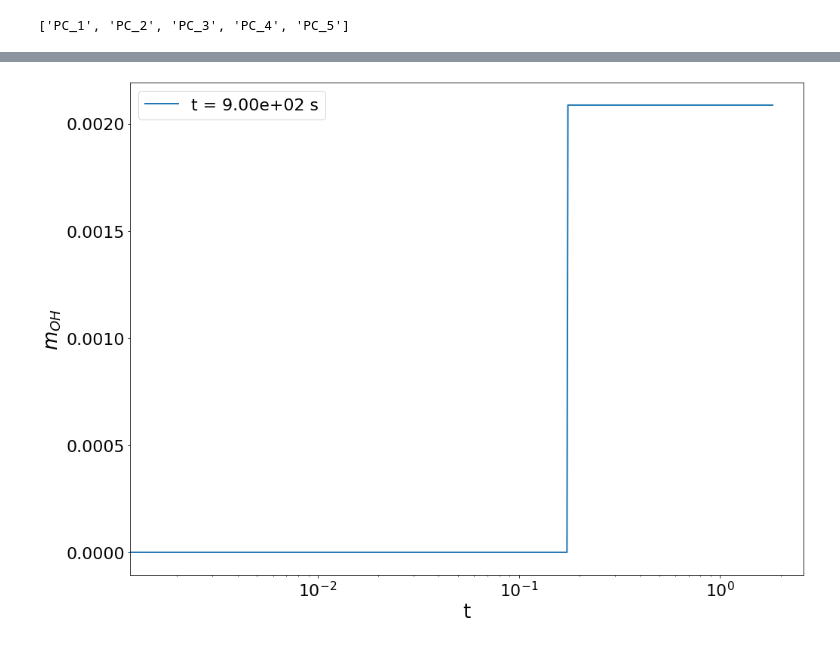
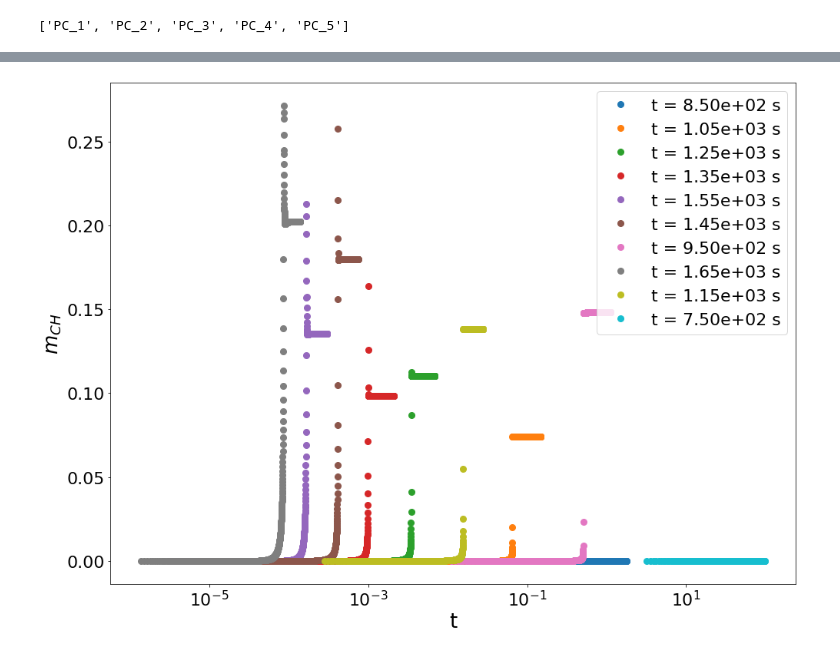
Before and after one commit to simoneventuri/ROMNet_, a Jupyter notebook: scripts/generating_data/0DReactor/Plot_Data.ipynb, the cells around one changed output, grey strips where cells are left out. Cells and saved outputs as stored; diff of their text form; code cells hidden in the pictures.

```diff
--- a/scripts/generating_data/0DReactor/Plot_Data.ipynb
+++ b/scripts/generating_data/0DReactor/Plot_Data.ipynb
@@ -11,11 +13,10 @@ from numpy import diff
 
 import cantera as ct
 # %%
-OutputDir  = WORKSPACE_PATH+'/ROMNet/Data/0DReact_10Cases/'
-TestDir    = WORKSPACE_PATH+'/ROMNet/Data/0DReact_10Cases_Test/'
+OutputDir  = WORKSPACE_PATH+'/ROMNet/Data/0DReact_Isobaric_10Cases/'
 
 CasesVec   = [1]#[0,2,4,6,8]
-DirDir     = OutputDir #OutputDir #TestDir
+DirDir     = OutputDir
 
 NVarsRed   = 5
 
@@ -30,9 +29,14 @@ T0sVec = pd.read_csv(OutputDir+'/orig_data/T0s.csv', header=None).to_numpy()
+# %%
+ICsVec = pd.read_csv(OutputDir+'/Orig/train/ext/ICs.csv').to_numpy()
+P0sVec       = ICsVec[:,0]
+EqRatio0sVec = ICsVec[:,1]
+T0sVec       = ICsVec[:,2]
 # %%
 fig  = plt.figure(figsize=(16,12))
-for i in range(len(T0sVec)):
-    Data1 = pd.read_csv(OutputDir+'/orig_data/y.csv.'+str(i+1))
+for i in range(10):#len(T0sVec)):
+    Data1 = pd.read_csv(OutputDir+'/Orig/train/ext/y.csv.'+str(i+1))
 
-    plt.plot(Data1['t'], Data1['T'], label='T0 = '+"{:.2e}".format(T0sVec[i,0])+' s')
+    plt.plot(Data1['t'], Data1['T'], 'o', label='T0 = '+"{:.2e}".format(T0sVec[i])+' s')
 
     plt.xlabel('t')
     plt.ylabel(r'$T [K]$')
@@ -43,16 +47,16 @@ for i in range(len(T0sVec)):
 # %%
 fig  = plt.figure(figsize=(16,12))
-for i in range(1):#0):
-    Data1 = pd.read_csv(OutputDir+'/orig_data/y.csv.'+str(i+1))
+for i in range(10):#0):
+    Data1 = pd.read_csv(OutputDir+'/Orig/train/ext/y.csv.'+str(i+1))
 
-    plt.plot(Data1.t, Data1.H, label='t = '+"{:.2e}".format(T0sVec[i,0])+' s')
+    plt.plot(Data1.t, Data1.CO, 'o', label='t = '+"{:.2e}".format(T0sVec[i])+' s')
 
     plt.xlabel('t')
-    plt.ylabel(r'$m_{OH}$')
+    plt.ylabel(r'$m_{CH}$')
     plt.legend()
     plt.xscale('log')
 # %% [output]
-[figure, old version]
+[figure, new version]
 # %%
 ### Evaluating on Test Data
 
```
Also changed, not shown: parts of 15 cells of this notebook, 18 other files.
